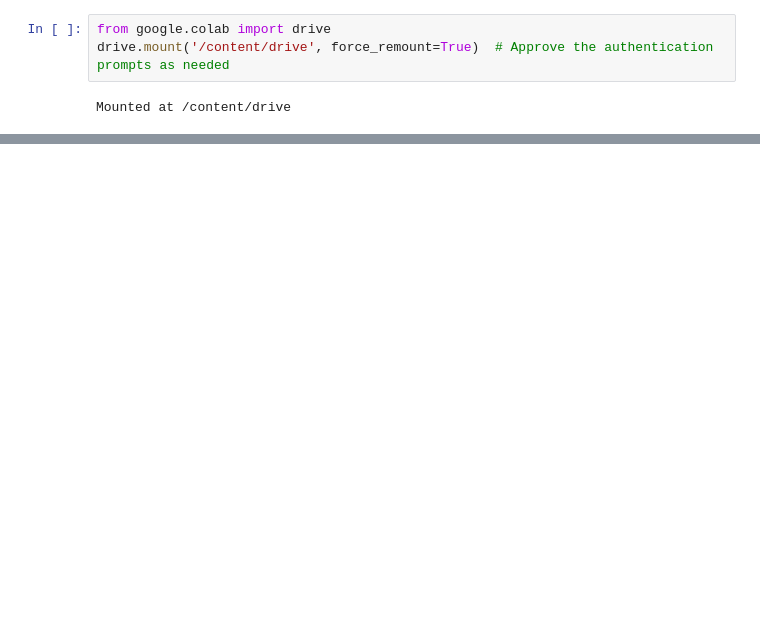
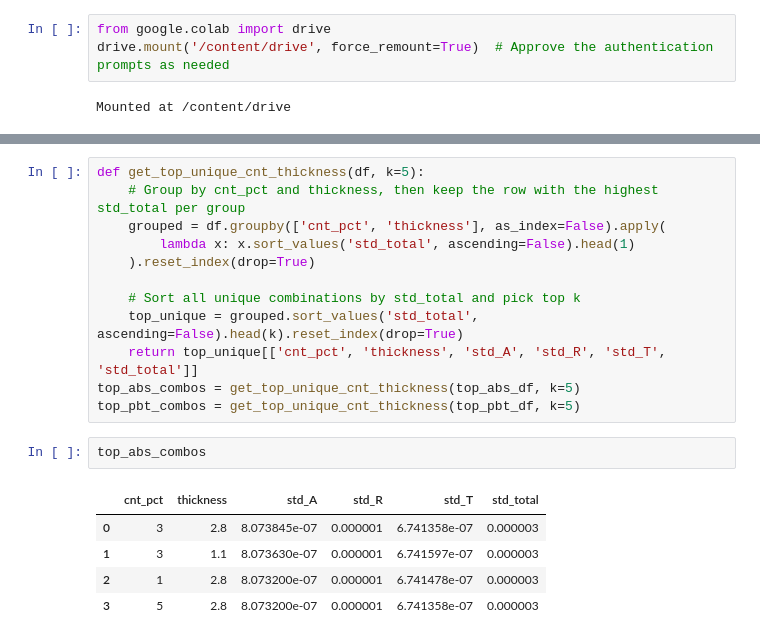
Before and after one commit to humzkhan/Adaptive_learning, a Jupyter notebook: Thesis_notebook.ipynb, the cells around one changed output, grey strips where cells are left out. Cells and saved outputs as stored; diff of their text form; blank space fills up the shorter version.

```diff
--- a/Thesis_notebook.ipynb
+++ b/Thesis_notebook.ipynb
@@ -187,0 +337,20 @@ ModuleNotFoundError: No module named 'ace_tools'
+# %%
+def get_top_unique_cnt_thickness(df, k=5):
+    # Group by cnt_pct and thickness, then keep the row with the highest std_total per group
+    grouped = df.groupby(['cnt_pct', 'thickness'], as_index=False).apply(
+        lambda x: x.sort_values('std_total', ascending=False).head(1)
+    ).reset_index(drop=True)
+
+    # Sort all unique combinations by std_total and pick top k
+    top_unique = grouped.sort_values('std_total', ascending=False).head(k).reset_index(drop=True)
+    return top_unique[['cnt_pct', 'thickness', 'std_A', 'std_R', 'std_T', 'std_total']]
+top_abs_combos = get_top_unique_cnt_thickness(top_abs_df, k=5)
+top_pbt_combos = get_top_unique_cnt_thickness(top_pbt_df, k=5)
+# %%
+top_abs_combos
+# %% [output]
+|  | cnt_pct | thickness | std_A | std_R | std_T | std_total |
+| 0 | 3 | 2.8 | 8.073845e-07 | 0.000001 | 6.741358e-07 | 0.000003 |
+| 1 | 3 | 1.1 | 8.073630e-07 | 0.000001 | 6.741597e-07 | 0.000003 |
+| 2 | 1 | 2.8 | 8.073200e-07 | 0.000001 | 6.741478e-07 | 0.000003 |
+| 3 | 5 | 2.8 | 8.073200e-07 | 0.000001 | 6.741358e-07 | 0.000003 |
```
Also changed, not shown: parts of 17 cells of this notebook.
